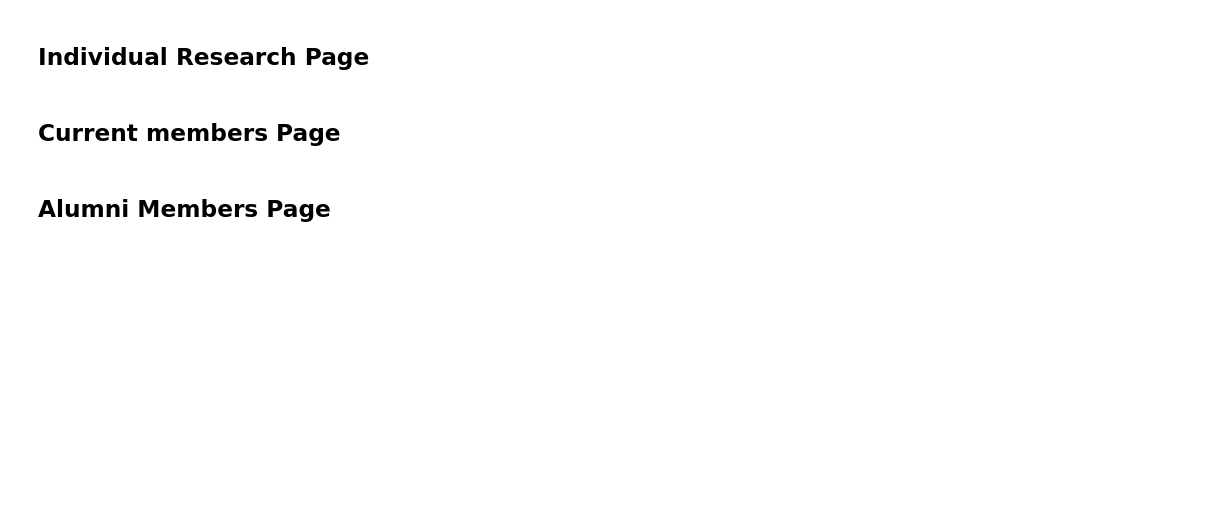
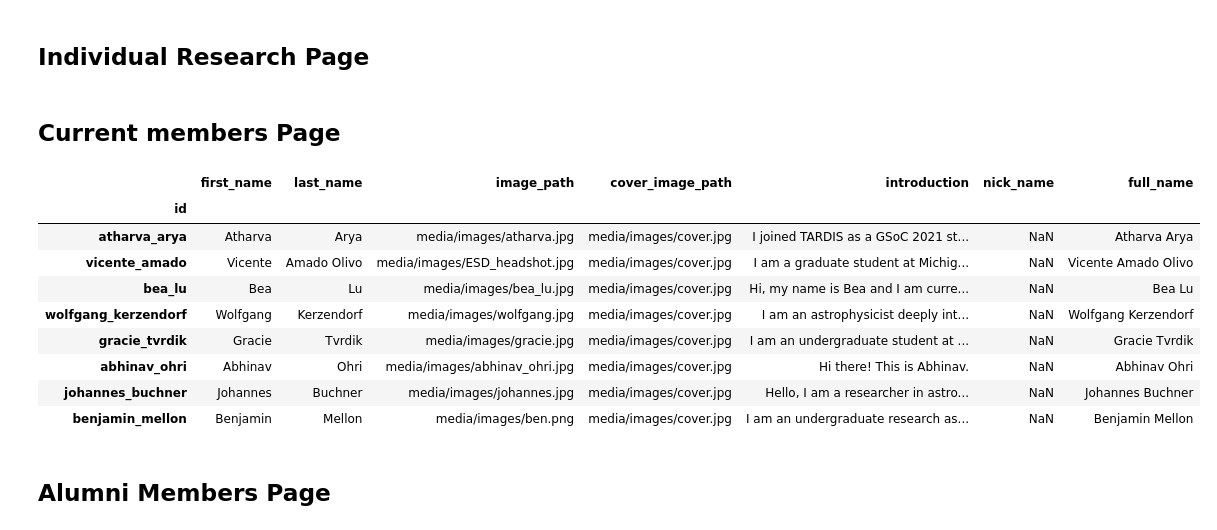
Before and after one commit to deepthought-initiative/dtiwebsite_generator, a Jupyter notebook: notebooks/create_htmls.ipynb, the cells around one changed output. Drawn from its saved outputs; the diff is of its cells as text; code cells hidden in the pictures; blank space fills up the shorter version.

```diff
--- a/notebooks/create_htmls.ipynb
+++ b/notebooks/create_htmls.ipynb
@@ -160,13 +145,13 @@ def read_member_data_jsons(file_to_read):
 
     return member_data_df
 # %%
-def set_new_image_path(old_image_path):
-    image_source = ARTICLE_IMAGE_PATH / old_image_path.name
+def set_new_image_path(source_dir, old_image_path):
+    article_image_path = source_dir.parent / "media" / "images"
+    image_source = article_image_path / old_image_path.name
     image_destination = ARTICLE_IMAGE_DESTINATION_DIR / old_image_path.name
     website_files_index = image_destination.parts.index("website_files")
     new_image_path = Path(*image_destination.parts[website_files_index:])
     shutil.copy2(image_source, image_destination)
-    print(str(new_image_path))
     return str(new_image_path)
 # %% [markdown]
 ## Reading data
@@ -180,15 +165,18 @@ support = loading_website_data("support")
 # %%
 # Reading all articles
 article_content_list = []
-for content_file_name in ARTICLE_DIR_PATH.iterdir():
+today = date.today()
+for content_file_name in ARTICLE_DIR_PATH.rglob('info.json'):
     with open(content_file_name, "r") as fcontent:
         article_content = json.load(fcontent)
-    if "dti" in article_content['platforms']:
+    today_datetime = datetime.combine(today, datetime.min.time())
+    article_date = datetime.strptime(article_content["date"], "%m-%d-%Y")
+    if "dti" in article_content["platforms"] and article_date <= today_datetime:
         image_path = Path(article_content["cover_image"])
-        article_content["cover_image"] = set_new_image_path(image_path)
-        for content_key, content_value in article_content['content'].items():
-            if "img" in content_key or "vid" in content_key:
-                new_content_value = set_new_image_path(Path(content_value))
+        article_content["cover_image"] = set_new_image_path(content_file_name, image_path)
+        for content_key, content_value in article_content["content"].items():
+            if "img" in content_key:
+                new_content_value = set_new_image_path(content_file_name, Path(content_value))
                 article_content["content"][content_key] = new_content_value
         article_content_list.append(article_content)
 article_content_df = pd.DataFrame(article_content_list)
@@ -200,4 +188,8 @@ article_content_df["date"] = pd.to_datetime(
 article_content_df["cover_image_height"] = (
     article_content_df["cover_image_height"].fillna("330px").replace("", "330px")
 )
-article_content_df["cover_image_width"] = article_content_df['cover_image_width'].fillna("520px").replace("", "520px")
+article_content_df["cover_image_width"] = (
+    article_content_df["cover_image_width"].fillna("520px").replace("", "520px")
+)
+
+article_content_df['image_name'] = article_content_df['cover_image'].apply(lambda x: Path(x).name)
@@ -387,7 +369,9 @@ for ind_research_keys, ind_research_values in research_content_df.iterrows():
 # %% [markdown]
 ## Current members Page
 # %%
-filtered_exp_df = exp_df[exp_df["end_date"].isna()]
+exp_df['start_date'] = pd.to_datetime(exp_df['start_date'], errors='coerce')
+exp_df['end_date'] = pd.to_datetime(exp_df['end_date'], errors='coerce')
+filtered_exp_df = exp_df[exp_df["end_date"].isna() | (exp_df["end_date"] > datetime.now()) ]
 def most_recent_row(group):
     return group[group["start_date"] == group["start_date"].max()]
 filtered_exp_df_most_recent = (
@@ -398,8 +382,20 @@ filtered_edu_df = edu_df[(edu_df["end_date"].isna()) & (edu_df["institution"] ==
 # %%
 exp_ids = filtered_exp_df_most_recent.index.unique()
 edu_ids = filtered_edu_df.index.unique()
 common_ids = list(set(exp_ids).union(edu_ids))
 current_member_df = info_json_df.loc[common_ids]
+current_member_df
+# %% [output]
+|  | first_name | last_name | image_path | cover_image_path | introduction | nick_name | full_name |
+| id |  |  |  |  |  |  |  |
+| atharva_arya | Atharva | Arya | media/images/atharva.jpg | media/images/cover.jpg | I joined TARDIS as a GSoC 2021 st... | NaN | Atharva Arya |
+| vicente_amado | Vicente | Amado Olivo | media/images/ESD_headshot.jpg | media/images/cover.jpg | I am a graduate student at Michig... | NaN | Vicente Amado Olivo |
+| bea_lu | Bea | Lu | media/images/bea_lu.jpg | media/images/cover.jpg | Hi, my name is Bea and I am curre... | NaN | Bea Lu |
+| wolfgang_kerzendorf | Wolfgang | Kerzendorf | media/images/wolfgang.jpg | media/images/cover.jpg | I am an astrophysicist deeply int... | NaN | Wolfgang Kerzendorf |
+| gracie_tvrdik | Gracie | Tvrdik | media/images/gracie.jpg | media/images/cover.jpg | I am an undergraduate student at ... | NaN | Gracie Tvrdik |
+| abhinav_ohri | Abhinav | Ohri | media/images/abhinav_ohri.jpg | media/images/cover.jpg | Hi there! This is Abhinav. | NaN | Abhinav Ohri |
+| johannes_buchner | Johannes | Buchner | media/images/johannes.jpg | media/images/cover.jpg | Hello, I am a researcher in astro... | NaN | Johannes Buchner |
+| benjamin_mellon | Benjamin | Mellon | media/images/ben.png | media/images/cover.jpg | I am an undergraduate research as... | NaN | Benjamin Mellon |
 # %%
 for m_key, m_value in current_member_df.iterrows():
     if m_key in filtered_edu_df.index:
```
Also changed, not shown: parts of 5 cells of this notebook.
